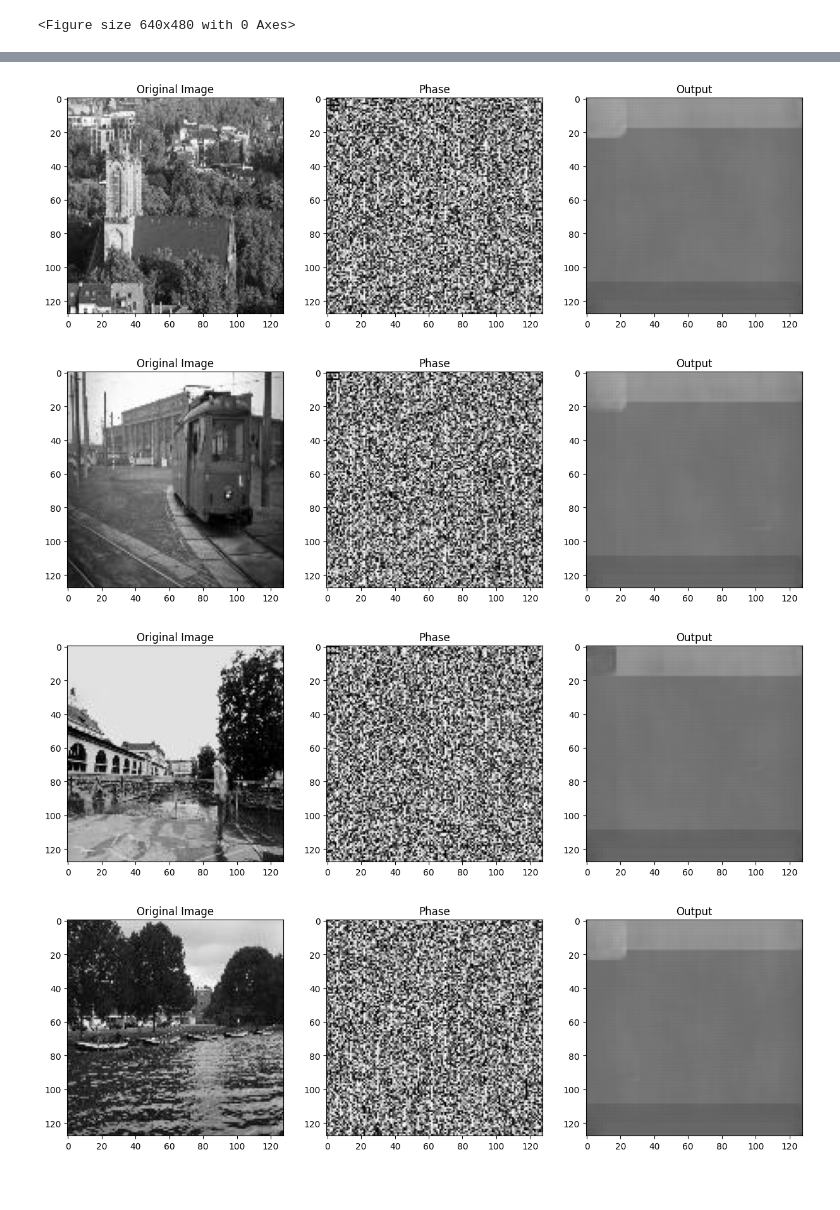
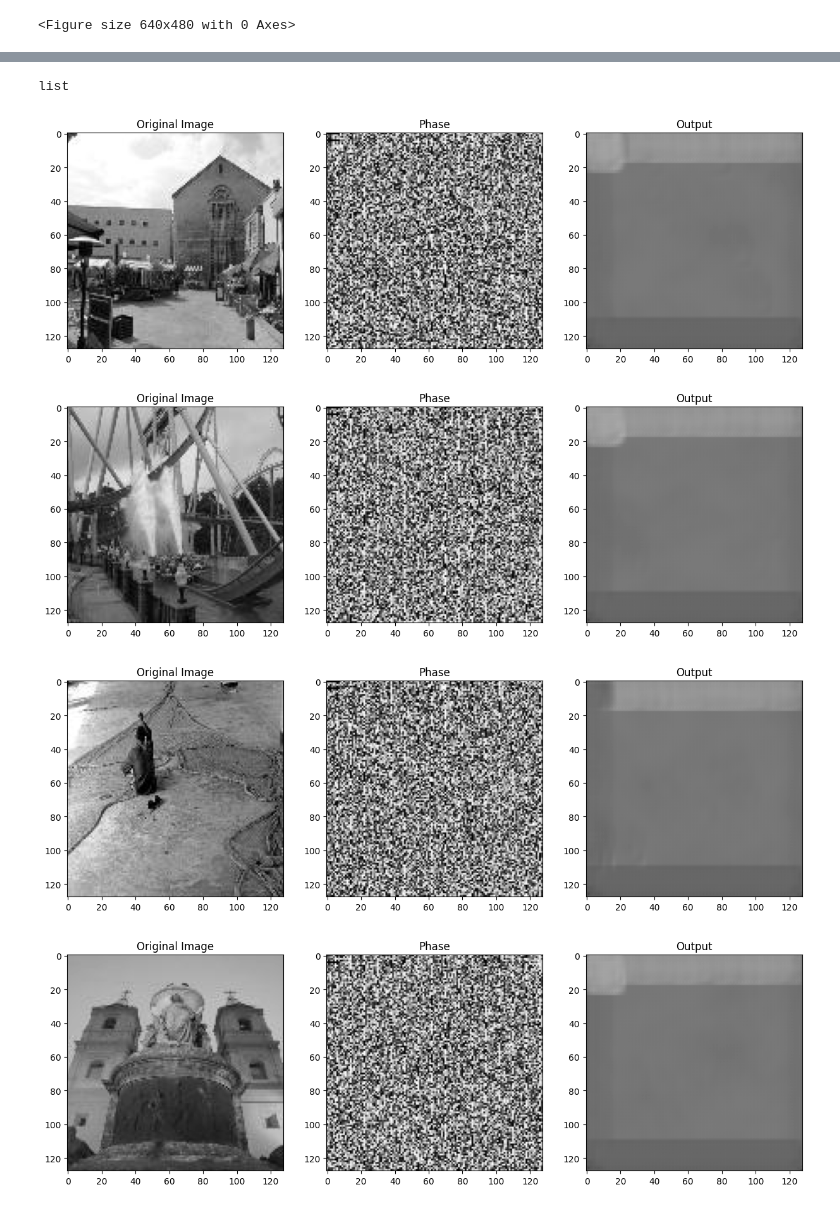
Before and after one commit to VD-section-1/Phase2Image, a Jupyter notebook: Adamczyk_Swietek/phase_autoencoder.ipynb, the cells around one changed output, grey strips where cells are left out. Drawn from its saved outputs; the diff is of its cells as text; code cells hidden in the pictures.

```diff
--- a/Adamczyk_Swietek/phase_autoencoder.ipynb
+++ b/Adamczyk_Swietek/phase_autoencoder.ipynb
@@ -273,21 +274,25 @@ torch.Size([4, 1, 128, 128])
+# %%
+type(recovered_output)
+# %% [output]
+list
 # %%
 for i in range(0, 500, 100):
 
     fig=plt.figure(figsize=(15, 5))
     ax = plt.subplot(131)
     plt.title('Original Image')
-    plt.imshow(X_orig_train[i][0], cmap='gray', vmin=0, vmax=255)
+    plt.imshow(X_orig_test[i][0], cmap='gray', vmin=0, vmax=255)
 
     ax = plt.subplot(132)
     plt.title('Phase')
-    plt.imshow(X_phase_train[i][0], cmap='gray', vmin=0, vmax=255)
+    plt.imshow(X_phase_test[i][0], cmap='gray', vmin=0, vmax=255)
 
     ax = plt.subplot(133)
     plt.title('Output')
     plt.imshow(recovered_output[i][0], cmap='gray', vmin=0, vmax=255)
-    plt.show()
+    fig.savefig(f"example{i}.png")
 # %% [output]
-[figure, old version]
+[figure, new version]
-[figure, old version]
+[figure, new version]
-[figure, old version]
+[figure, new version]
-[figure, old version]
+[figure, new version]
```
Also changed, not shown: parts of 2 cells of this notebook.
